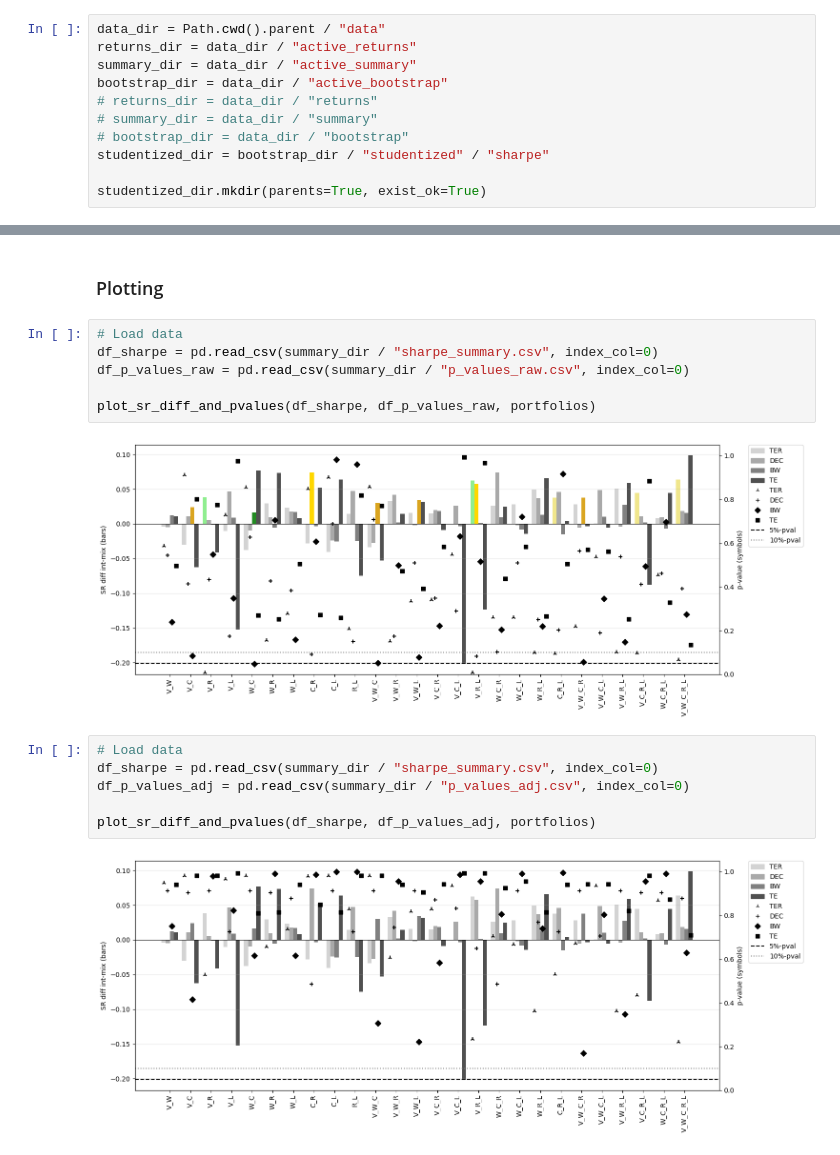
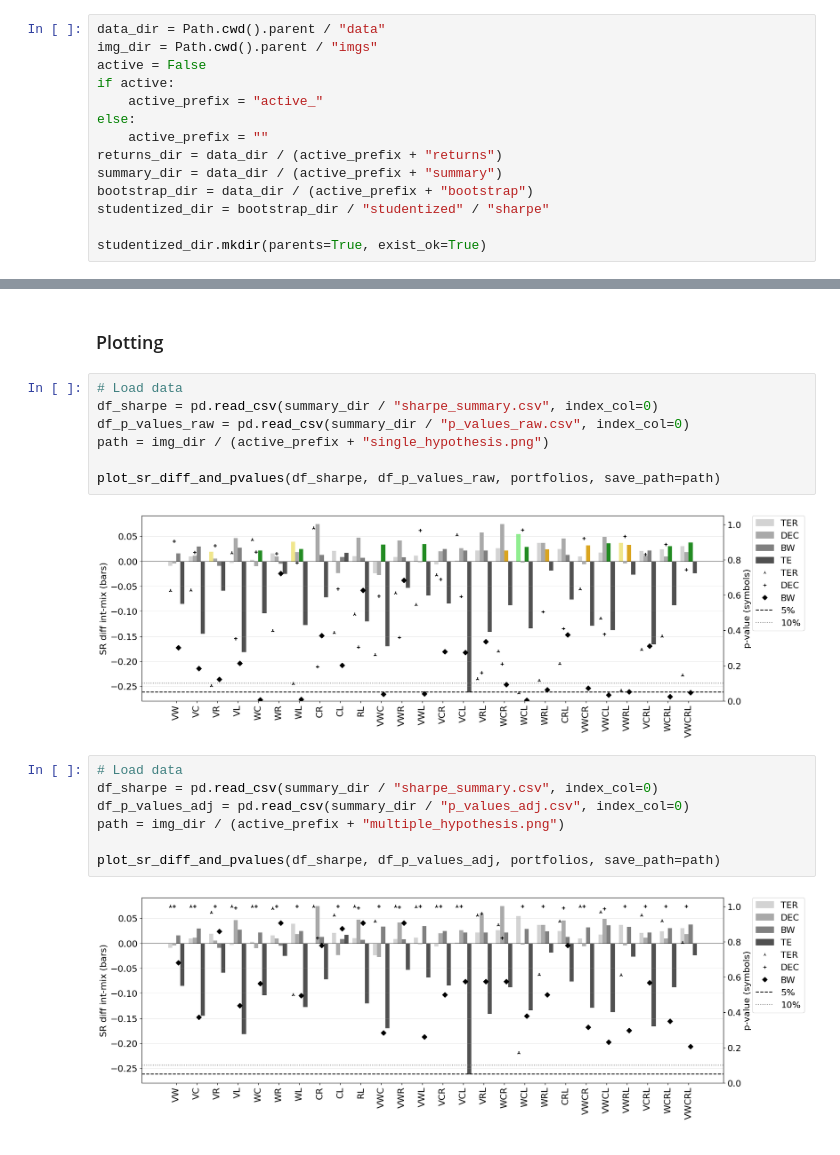
Before and after one commit to christopher-dybdahl/integrated-portfolio-factor-allocation, a Jupyter notebook: notebooks/robust_hypothesis_testing.ipynb, the cells around one changed output, grey strips where cells are left out. Drawn from its saved outputs; the diff is of its cells as text.

Commit message:
improved plotting logic and clarity

```diff
--- a/notebooks/robust_hypothesis_testing.ipynb
+++ b/notebooks/robust_hypothesis_testing.ipynb
@@ -9,12 +9,15 @@ from portfolio_factor_allocation.backtesting import bootstrap_studentized_sharpe
 from portfolio_factor_allocation.plotting import plot_sr_diff_and_pvalues
 # %%
 data_dir = Path.cwd().parent / "data"
-returns_dir = data_dir / "active_returns"
-summary_dir = data_dir / "active_summary"
-bootstrap_dir = data_dir / "active_bootstrap"
-# returns_dir = data_dir / "returns"
-# summary_dir = data_dir / "summary"
-# bootstrap_dir = data_dir / "bootstrap"
+img_dir = Path.cwd().parent / "imgs"
+active = False
+if active:
+    active_prefix = "active_"
+else:
+    active_prefix = ""
+returns_dir = data_dir / (active_prefix + "returns")
+summary_dir = data_dir / (active_prefix + "summary")
+bootstrap_dir = data_dir / (active_prefix + "bootstrap")
 studentized_dir = bootstrap_dir / "studentized" / "sharpe"
 
 studentized_dir.mkdir(parents=True, exist_ok=True)
@@ -170,16 +173,18 @@ df_p_values_adj.to_csv(summary_dir / "p_values_adj.csv")
 # %%
 # Load data
 df_sharpe = pd.read_csv(summary_dir / "sharpe_summary.csv", index_col=0)
 df_p_values_raw = pd.read_csv(summary_dir / "p_values_raw.csv", index_col=0)
+path = img_dir / (active_prefix + "single_hypothesis.png")
 
-plot_sr_diff_and_pvalues(df_sharpe, df_p_values_raw, portfolios)
+plot_sr_diff_and_pvalues(df_sharpe, df_p_values_raw, portfolios, save_path=path)
 # %% [output]
-[figure, old version]
+[figure, new version]
 # %%
 # Load data
 df_sharpe = pd.read_csv(summary_dir / "sharpe_summary.csv", index_col=0)
 df_p_values_adj = pd.read_csv(summary_dir / "p_values_adj.csv", index_col=0)
+path = img_dir / (active_prefix + "multiple_hypothesis.png")
 
-plot_sr_diff_and_pvalues(df_sharpe, df_p_values_adj, portfolios)
+plot_sr_diff_and_pvalues(df_sharpe, df_p_values_adj, portfolios, save_path=path)
 # %% [output]
-[figure, old version]
+[figure, new version]
```
Also changed, not shown: 14 other files.
